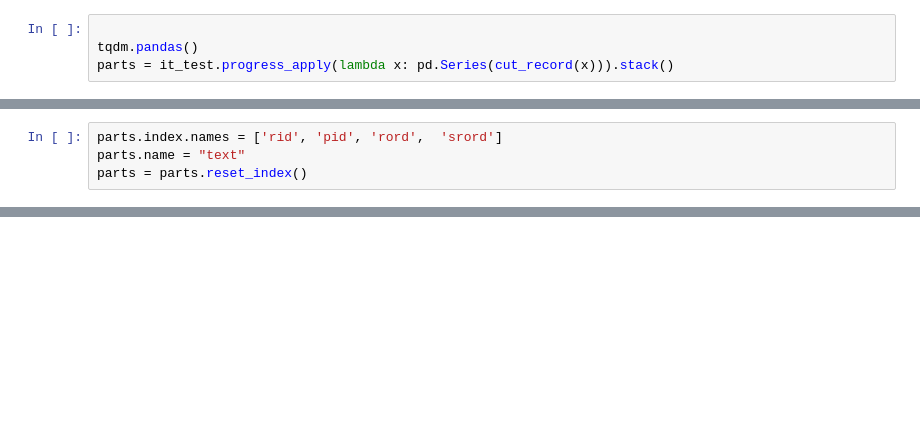
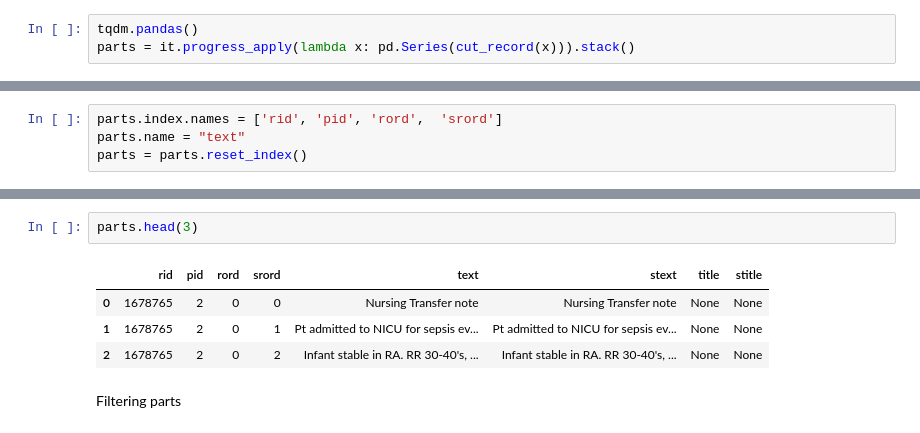
Before and after one commit to hashansl/cosc-526-data-engineering-project, a Jupyter notebook: note_extraction/create_segments.ipynb, the cells around one changed output, grey strips where cells are left out. Drawn from its saved outputs; the diff is of its cells as text; blank space fills up the shorter version.

```diff
--- a/note_extraction/create_segments.ipynb
+++ b/note_extraction/create_segments.ipynb
@@ -249,4 +157,3 @@ it_test = it.head(10)
 # %%
-
 tqdm.pandas()
-parts = it_test.progress_apply(lambda x: pd.Series(cut_record(x))).stack()
+parts = it.progress_apply(lambda x: pd.Series(cut_record(x))).stack()
@@ -276,0 +205,9 @@ parts = parts.reset_index()
+# %%
+parts.head(3)
+# %% [output]
+|  | rid | pid | rord | srord | text | stext | title | stitle |
+| 0 | 1678765 | 2 | 0 | 0 | Nursing Transfer note | Nursing Transfer note | None | None |
+| 1 | 1678765 | 2 | 0 | 1 | Pt admitted to NICU for sepsis ev... | Pt admitted to NICU for sepsis ev... | None | None |
+| 2 | 1678765 | 2 | 0 | 2 | Infant stable in RA. RR 30-40's, ... | Infant stable in RA. RR 30-40's, ... | None | None |
+# %% [markdown]
+Filtering parts
```
Also changed, not shown: parts of 55 cells of this notebook, 1 other file.
